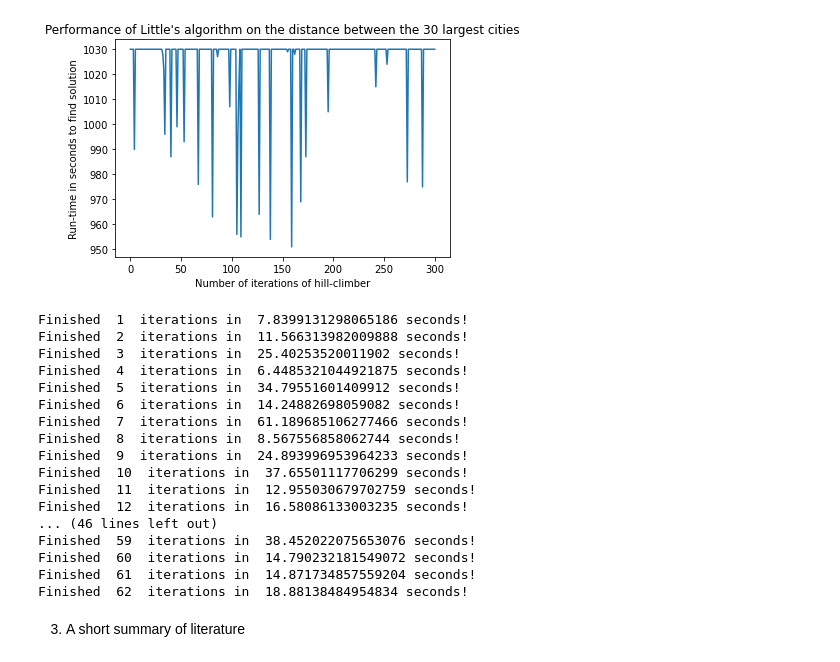
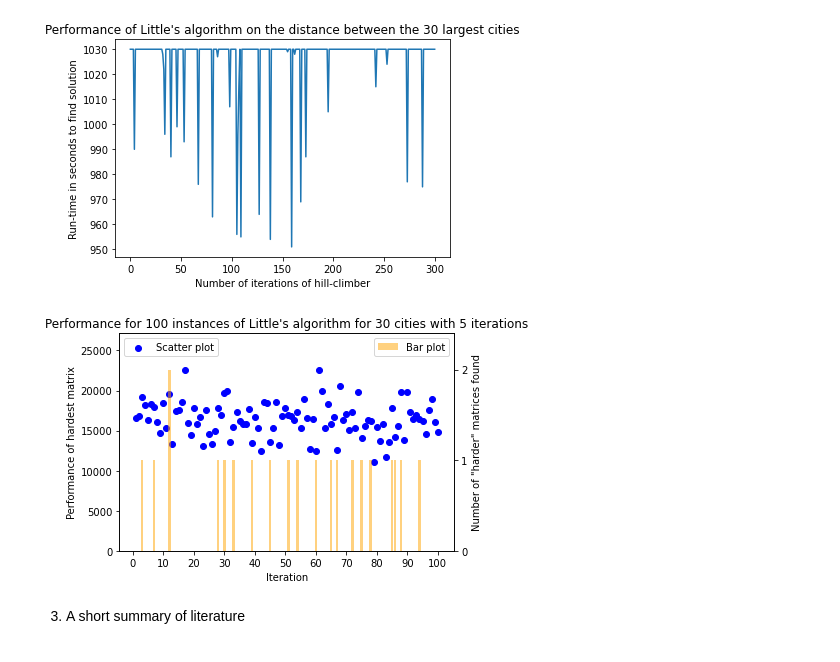
Before and after one commit to nichiho/Hardness-of-ATSP, a Jupyter notebook: Dutchcities/eda.ipynb, the cells around one changed output. Drawn from its saved outputs; the diff is of its cells as text; code cells hidden in the pictures.

```diff
--- a/Dutchcities/eda.ipynb
+++ b/Dutchcities/eda.ipynb
@@ -745,10 +748,10 @@ def hill_climbing_many_iterations(n_hill_climbing_iterations, n_cities, max_valu
 # %%
 # Implement hill-climbing 30 cities
 
-n_hill_climbing_iterations = 100
+n_runs = 100
 n_cities = 30
 max_value = 10000
-n_iterations = 5
+n_generations = 5
 
 list_mtx_list_30_cities, list_performance_list_30_cities, list_used_or_not_30_cities, list_indices_30_cities = hill_climbing_many_iterations(n_hill_climbing_iterations, n_cities, max_value, n_iterations)
 
@@ -758,28 +761,10 @@ data = {'mtx_list': list_mtx_list_30_cities,
         'used_or_not_list': list_used_or_not_30_cities,
         'indices_list': list_indices_30_cities}
 
-filename = 'data/list_100_30_10000_5.pkl'
+filename = '../LittlesAlgorithm/data/list_100_30_10000_5.pkl'
 
 with open(filename, 'wb') as f:
     pickle.dump(data, f)
-# %% [output]
-Finished  1  iterations in  7.8399131298065186 seconds!
-Finished  2  iterations in  11.566313982009888 seconds!
-Finished  3  iterations in  25.40253520011902 seconds!
-Finished  4  iterations in  6.4485321044921875 seconds!
-Finished  5  iterations in  34.79551601409912 seconds!
-Finished  6  iterations in  14.24882698059082 seconds!
-Finished  7  iterations in  61.189685106277466 seconds!
-Finished  8  iterations in  8.567556858062744 seconds!
-Finished  9  iterations in  24.893996953964233 seconds!
-Finished  10  iterations in  37.65501117706299 seconds!
-Finished  11  iterations in  12.955030679702759 seconds!
-Finished  12  iterations in  16.58086133003235 seconds!
-... (46 lines left out)
-Finished  59  iterations in  38.452022075653076 seconds!
-Finished  60  iterations in  14.790232181549072 seconds!
-Finished  61  iterations in  14.871734857559204 seconds!
-Finished  62  iterations in  18.88138484954834 seconds!
 # %%
 # Highest run-time per iteration of hill-climber
 
@@ -788,36 +773,38 @@ x = range(1, n_hill_climbing_iterations + 1)
 y_scatter = np.array([list_performance_list_30_cities[i - 1][n_iterations - 1] for i in range(1, n_hill_climbing_iterations + 1)])
 
 # Create the scatter plot
 fig, ax2 = plt.subplots()
 ax2.scatter(x, y_scatter, label='Scatter plot', color='blue')
 
 # Set the y-axis label and limits for the scatter plot
-ax2.set_ylabel('Run-time in seconds')
+ax2.set_ylabel('Performance of hardest matrix')
 ax2.set_ylim([0, np.max(y_scatter)*1.2])
 ax2.set_xlabel('Iteration')
 
 # Define the data for the bar plot
 y_bar = np.array([sum(list_used_or_not_30_cities[i - 1]) - 1 for i in range(1, n_hill_climbing_iterations + 1)])
 
 # Create the bar plot
 ax1 = ax2.twinx()
 ax1.bar(x, y_bar, label='Bar plot', color='orange', alpha=0.5)
 
 # Set the y-axis label and limits for the bar plot
-ax1.set_ylabel('Number of used elements')
+ax1.set_ylabel('Number of "harder" matrices found')
 ax1.set_ylim([0, np.max(y_bar)*1.2])
 ax1.yaxis.set_major_locator(MaxNLocator(integer=True)) # set y axis to show only integer values
 
 # Set the x-axis tick marks
 plt.xticks(range(0, n_hill_climbing_iterations + 1, 10))
 
 # Set the plot title
-plt.title("Maximum performance for 100 instances of Little's algorithm for 30 cities with 300 iterations")
+plt.title("Performance for 100 instances of Little's algorithm for 30 cities with 5 iterations")
 
 # Add the legend and show the plot
 ax2.legend(loc='upper left')
 ax1.legend(loc='upper right')
 plt.show()
+# %% [output]
+[figure, added]
 # %% [markdown]
 3) A short summary of literature
 # %% [markdown]
```
Also changed, not shown: parts of 1 cell of this notebook, 3 other files.
